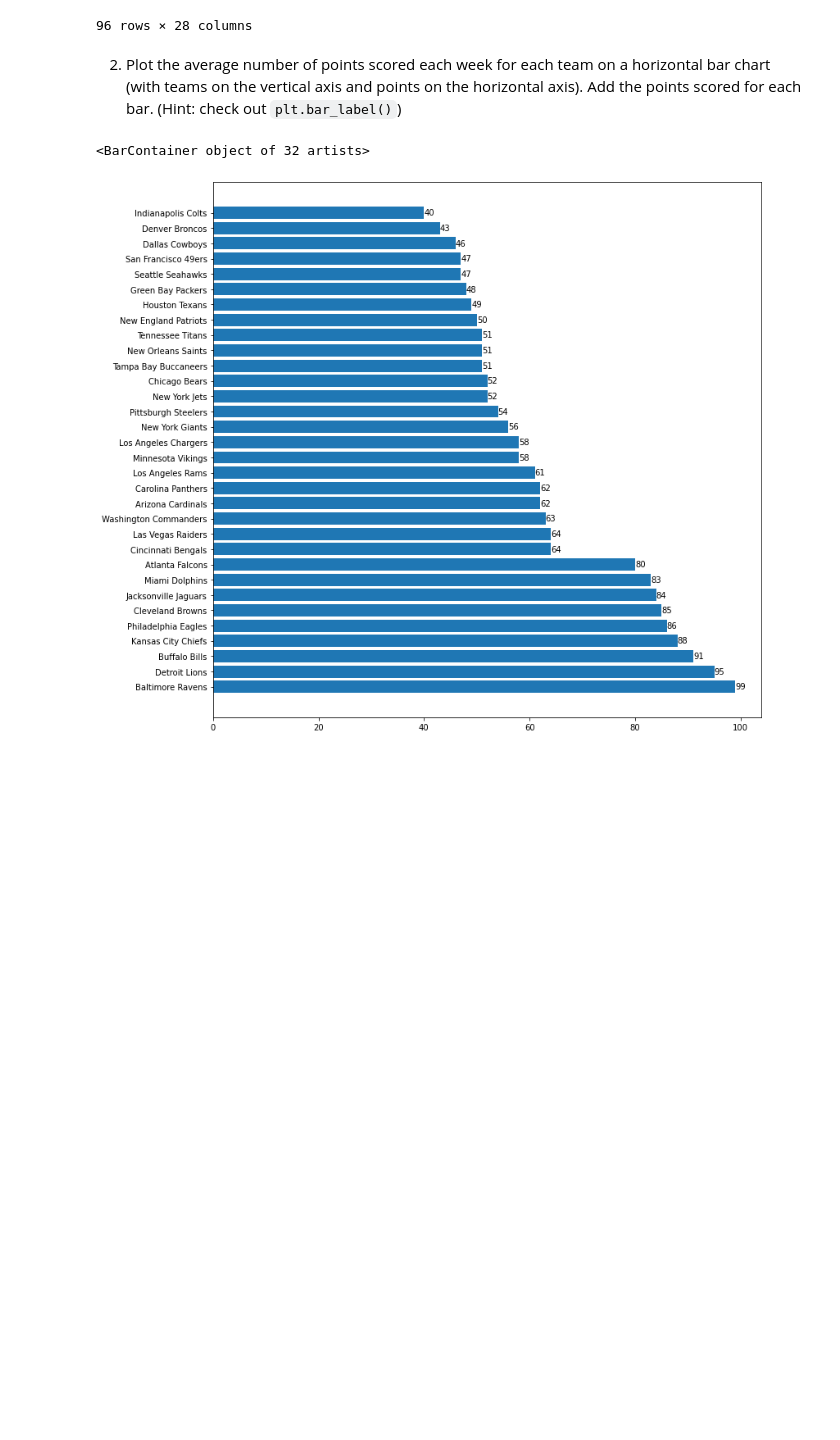
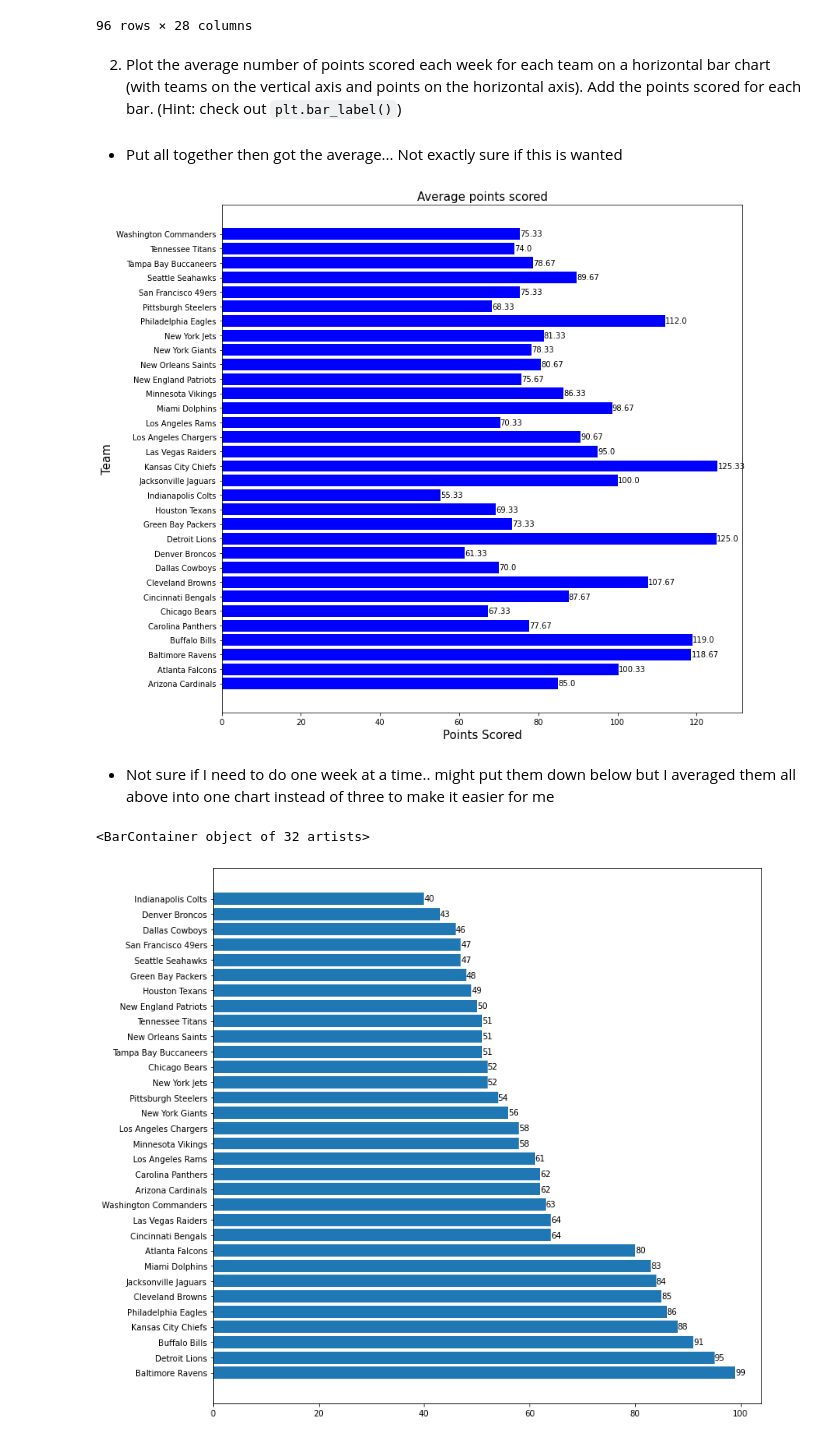
Before and after one commit to SheltonBlackwell/cis277-fa22-Lab5, a Jupyter notebook: Lab5.ipynb, the cells around one changed output. Cells and saved outputs as stored; diff of their text form; code cells hidden in the pictures; blank space fills up the shorter version.

```diff
--- a/Lab5.ipynb
+++ b/Lab5.ipynb
@@ -86,6 +78,22 @@ all_data
 96 rows × 28 columns
 # %% [markdown]
 2. Plot the average number of points scored each week for each team on a horizontal bar chart (with teams on the vertical axis and points on the horizontal axis). Add the points scored for each bar. (Hint: check out `plt.bar_label()`)
+# %% [markdown]
+- Put all together then got the average... Not exactly sure if this is wanted
+# %%
+plt.figure(figsize=(12, 12))
+Group = all_data.groupby('team').points_scored.mean()
+barhplot = plt.barh(Group.index, Group, color="blue")
+plt.title("Average points scored",fontsize=15)
+plt.xlabel("Points Scored",fontsize=15)
+plt.ylabel("Team",fontsize=15)
+plt.bar_label(barhplot, labels = round(Group,2))
+
+plt.show()
+# %% [output]
+[figure, added]
+# %% [markdown]
+- Not sure if I need to do one week at a time.. might put them down below but I averaged them all above into one chart instead of three to make it easier for me
 # %%
 plt.figure(figsize=(12, 12))
 
```
Also changed, not shown: parts of 6 cells of this notebook.
